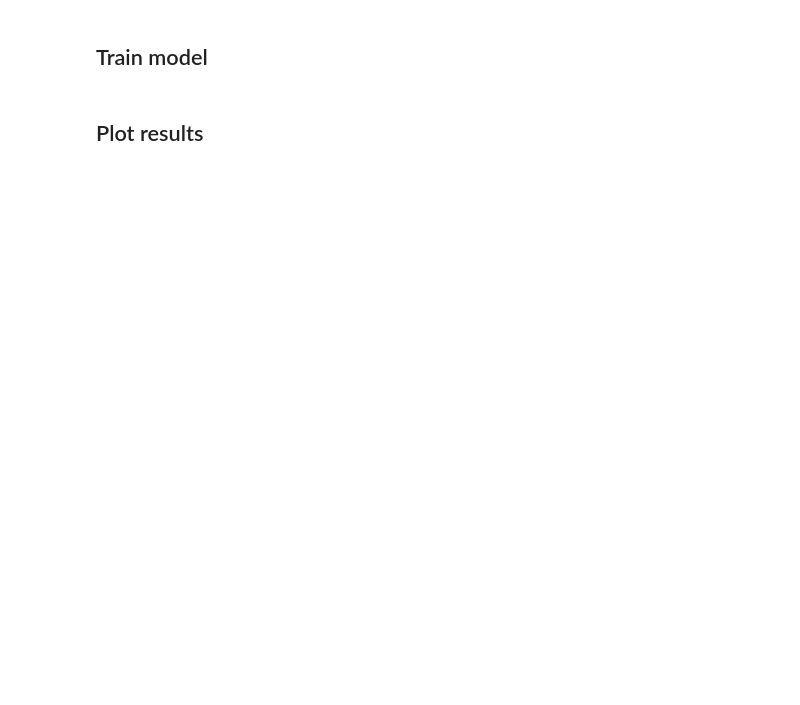
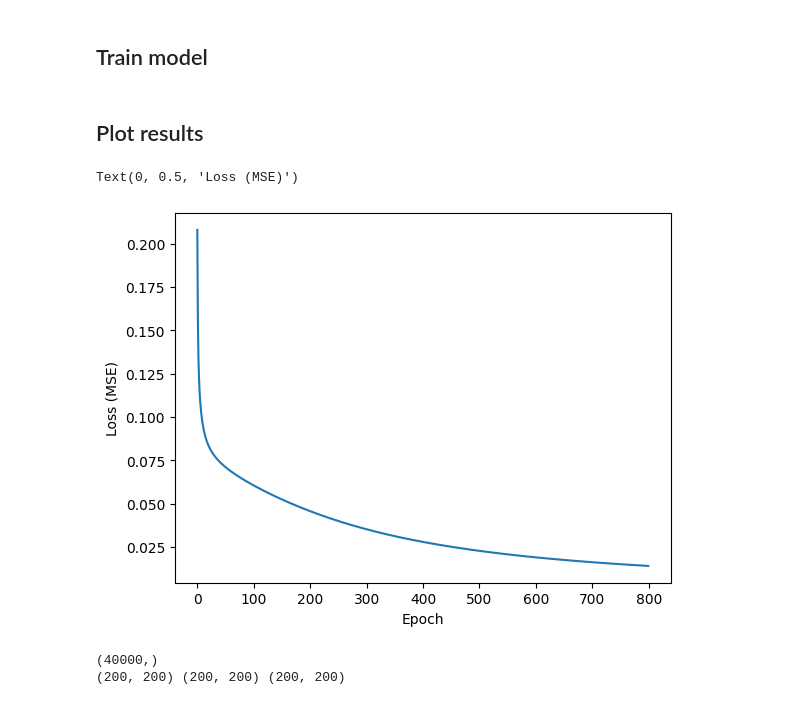
Before and after one commit to Luisa96fernanda/machine_learning, a Jupyter notebook: Sem_10/nonlinearities_pytorch.ipynb, the cells around one changed output. Saved outputs shown, nothing was run; the diff lists cells and outputs as text; code cells hidden in the pictures; blank space fills up the shorter version.

Commit message:
Upload Sem-10 nolinea

```diff
--- a/Sem_10/nonlinearities_pytorch.ipynb
+++ b/Sem_10/nonlinearities_pytorch.ipynb
@@ -86,0 +72,17 @@ Estimated Total Size (MB): 0.00
+# %%
+model = nn.Sequential(
+    #pide el numero de entradas(2)o caracteristicas
+    #cuantos perceptrones va utilizar(2)
+    nn.Linear(2, 5000), nn.ReLU(), # la segunda Funcion nolineal
+    nn.Linear(5000,2), nn.Sigmoid(), #(entradas = salidas de arriba, salidasPerceptrones )
+   #ReLU es una funcion no lineal a diferencia del kernel no necesita parametros
+
+)
+
+model.cuda() #Traduce el modelo a Cuda para que se vaya a la cpu/gpu
+#sumary hace el resumen del modelo
+summary(model, input_size=(2,), device='cuda') #device: cuda o cpu
+#por defecto torch manda el modelo a cpu, device='cpu'
+# print (model)
+
+#este imprime x0[m00],x1[m01],b[0], [m10],[m11],b[2] = parametros
@@ -96,0 +109,18 @@ CrossEntropyLoss()
+# %%
+# # loss = nn.CrossEntropyLoss()
+# # optimizer = torch.optim.Adam(model.parameters(), lr = 1e-3)
+# loss = nn.MSELoss()
+# optimizer = torch.optim.SGD(model.parameters(), lr = 1e-2)
+
+# # model.cuda()
+# # loss.cuda()
+#__________________________________
+
+# loss = nn.CrossEntropyLoss()
+# optimizer = torch.optim.Adam(model.parameters(), lr = 1e-3)
+
+loss = nn.MSELoss()
+optimizer = torch.optim.SGD(model.parameters(), lr = 1e-2)
+
+# model.cuda()
+loss.cuda()
@@ -143,8 +220,12 @@ for epoch in progress:
 # %% [markdown]
 ## Plot results
 # %%
-import seaborn as sns
+# import seaborn as sns
 
 plt.plot(np.array(losses))
 plt.xlabel("Epoch")
+plt.ylabel("Loss (MSE)")
+# %% [output]
+Text(0, 0.5, 'Loss (MSE)')
+[figure, added]
 # %%
@@ -166,3 +247,22 @@ print (predictions.shape)
+# %%
+h_min, h_max = X_test[:,0].min()-0.2, X_test[:,0].max()+0.2
+v_min, v_max = X_test[:,1].min()-0.1, X_test[:,1].max()+0.1
+
+# Crear el grid de las fronteras de decision
+h_grid, v_grid = np.meshgrid(np.linspace( h_min , h_max , 200), np.linspace( v_min , v_max , 200))
+
+# Predecir los valores del grid
+grid_ = torch.from_numpy( np.c_[h_grid.ravel(), v_grid.ravel()] ).to(torch.float32).cuda()
+predictions = model( grid_ )
+predictions = np.argmax( predictions.detach().cpu().numpy() , axis=1) #para convertir en numpy
+print (predictions.shape)
+
+# Encajar las predicciones al tamaño del grid
+predictions = predictions.reshape(h_grid.shape)
+print (h_grid.shape, v_grid.shape, predictions.shape)
+# %% [output]
+(40000,)
+(200, 200) (200, 200) (200, 200)
 # %%
 _, ax = plt.subplots (figsize=(5,5))
 
```
Also changed, not shown: parts of 11 cells of this notebook.
